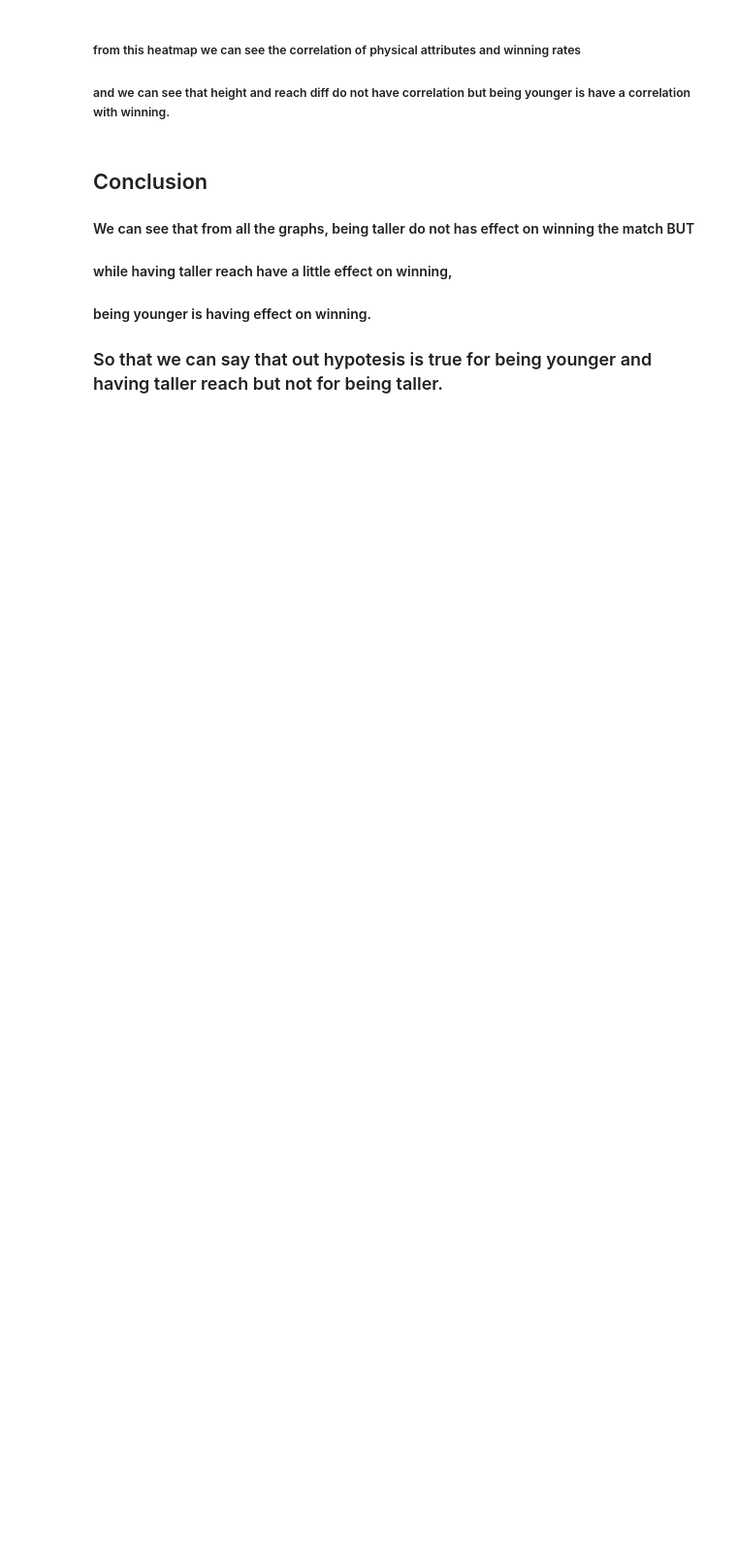
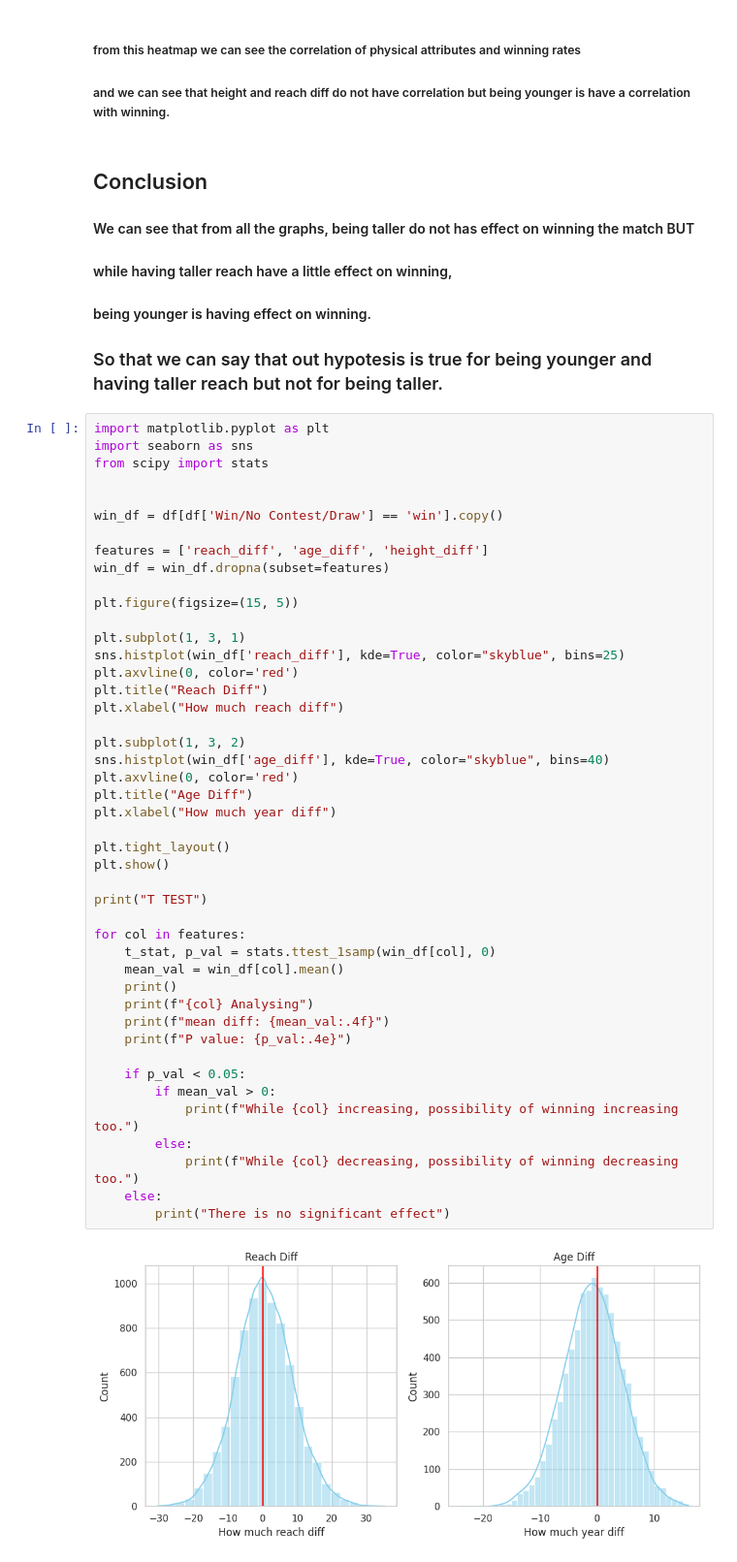
Before and after one commit to MertHasanAslan/UFC-fighter-analysis, a Jupyter notebook: src/main.ipynb, the cells around one changed output. Shown at 97% size. Saved outputs shown, nothing was run; the diff lists cells and outputs as text; blank space fills up the shorter version.

Commit message:
T test

```diff
--- a/src/main.ipynb
+++ b/src/main.ipynb
@@ -726,3 +726,50 @@ plt.show()
 #### while having taller reach have a little effect on winning,
 #### being younger is having effect on winning.
 ### So that we can say that out hypotesis is true for being younger and having taller reach but not for being taller.
+# %%
+import matplotlib.pyplot as plt
+import seaborn as sns
+from scipy import stats
+
+
+win_df = df[df['Win/No Contest/Draw'] == 'win'].copy()
+
+features = ['reach_diff', 'age_diff', 'height_diff']
+win_df = win_df.dropna(subset=features)
+
+plt.figure(figsize=(15, 5))
+
+plt.subplot(1, 3, 1)
+sns.histplot(win_df['reach_diff'], kde=True, color="skyblue", bins=25)
+plt.axvline(0, color='red')
+plt.title("Reach Diff")
+plt.xlabel("How much reach diff")
+
+plt.subplot(1, 3, 2)
+sns.histplot(win_df['age_diff'], kde=True, color="skyblue", bins=40)
+plt.axvline(0, color='red')
+plt.title("Age Diff")
+plt.xlabel("How much year diff")
+
+plt.tight_layout()
+plt.show()
+
+print("T TEST")
+
+for col in features:
+    t_stat, p_val = stats.ttest_1samp(win_df[col], 0)
+    mean_val = win_df[col].mean()
+    print()
+    print(f"{col} Analysing")
+    print(f"mean diff: {mean_val:.4f}")
+    print(f"P value: {p_val:.4e}")
+
+    if p_val < 0.05:
+        if mean_val > 0:
+            print(f"While {col} increasing, possibility of winning increasing too.")
+        else:
+            print(f"While {col} decreasing, possibility of winning decreasing too.")
+    else:
+        print("There is no significant effect")
+# %% [output]
+[figure, added]
```
Also changed, not shown: parts of 1 cell of this notebook.
